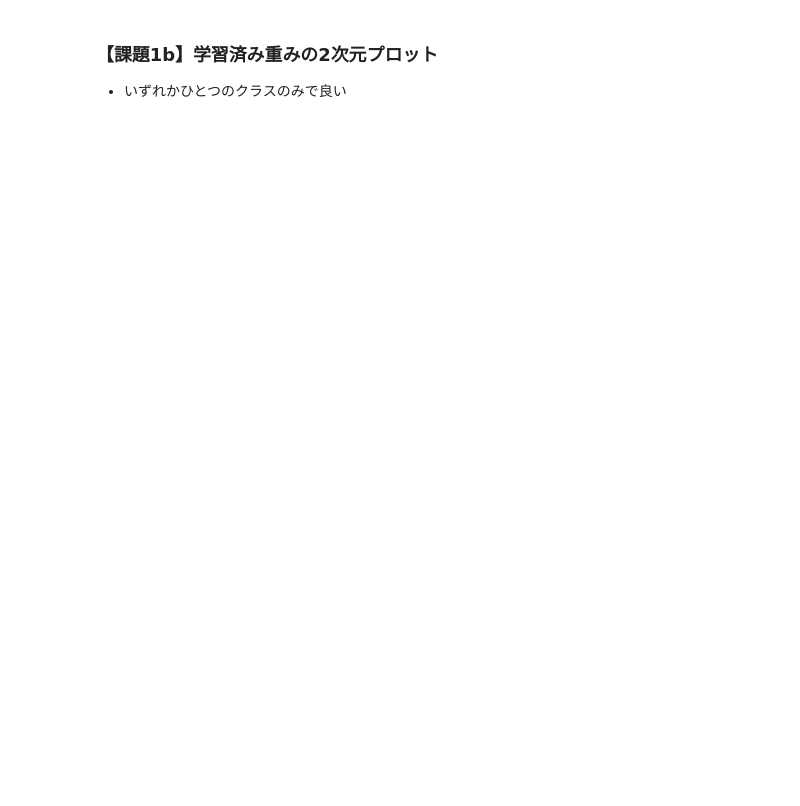
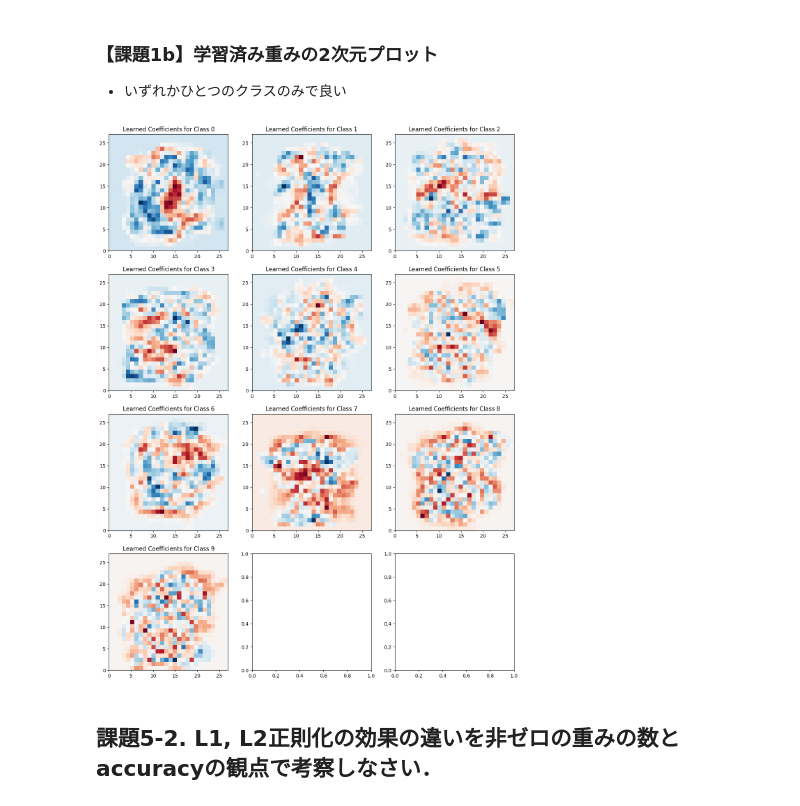
Before and after one commit to kioritsu/Knowledge_Informatics, a Jupyter notebook: ex5.ipynb, the cells around one changed output. Drawn from its saved outputs; the diff is of its cells as text; code cells hidden in the pictures; blank space fills up the shorter version.

```diff
--- a/ex5.ipynb
+++ b/ex5.ipynb
@@ -150,0 +153,23 @@ plt.show()
+# %%
+lr = LogisticRegression(penalty='l2', C=1000.0, random_state=0, solver='liblinear', multi_class='ovr')
+lr.fit(X_train, y_train)
+
+num_columns = 3
+num_rows = 4
+fig, axes = plt.subplots(num_rows, num_columns, figsize=(15, 5 * num_rows))
+for class_index in range(10):
+    coefficients = lr.coef_[class_index]
+
+    coeff_image = coefficients.reshape(28, 28)
+
+    # Create an image plot of the coefficients
+    ax = axes[(class_index) // num_columns, (class_index) % num_columns]
+    ax.imshow(coeff_image, cmap=plt.cm.RdBu, aspect='auto', extent=[0, 27, 0, 27])
+    ax.set_title(f'Learned Coefficients for Class {class_index}')
+
+
+plt.show()
+# %% [output]
+[figure, added]
+# %% [markdown]
+## 課題5-2. L1, L2正則化の効果の違いを非ゼロの重みの数とaccuracyの観点で考察しなさい．
```
Also changed, not shown: parts of 12 cells of this notebook, 2 other files.
